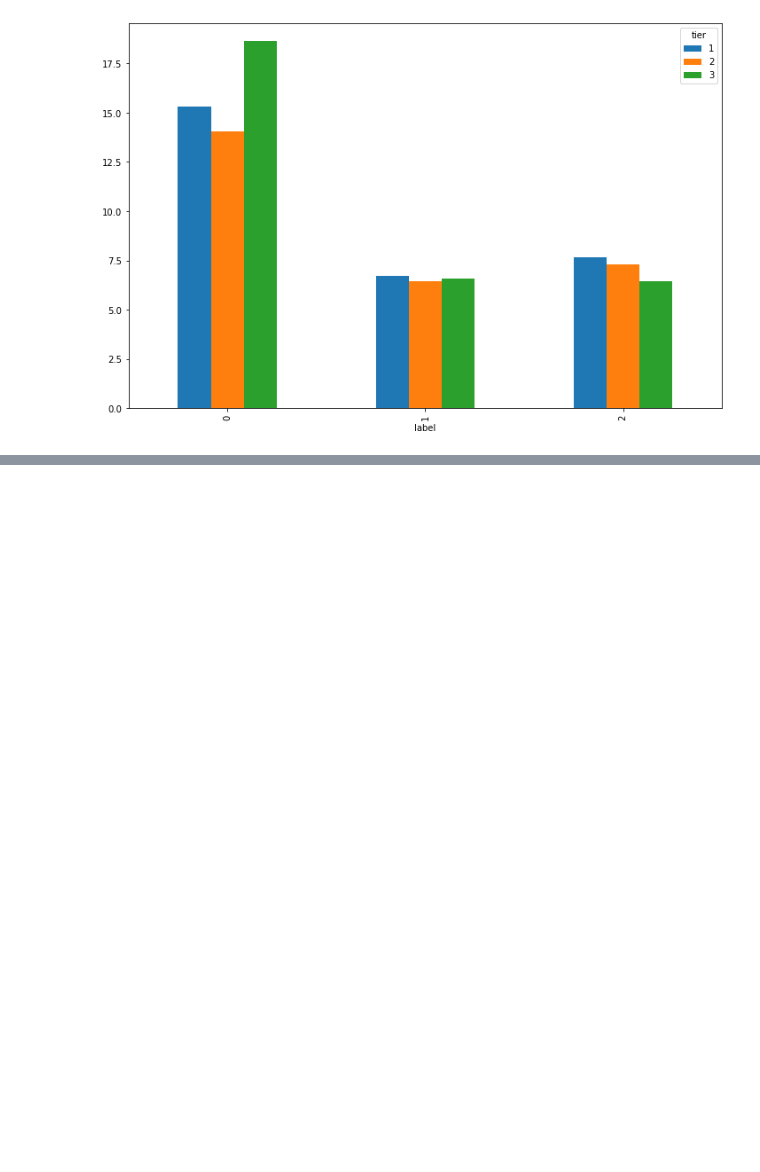
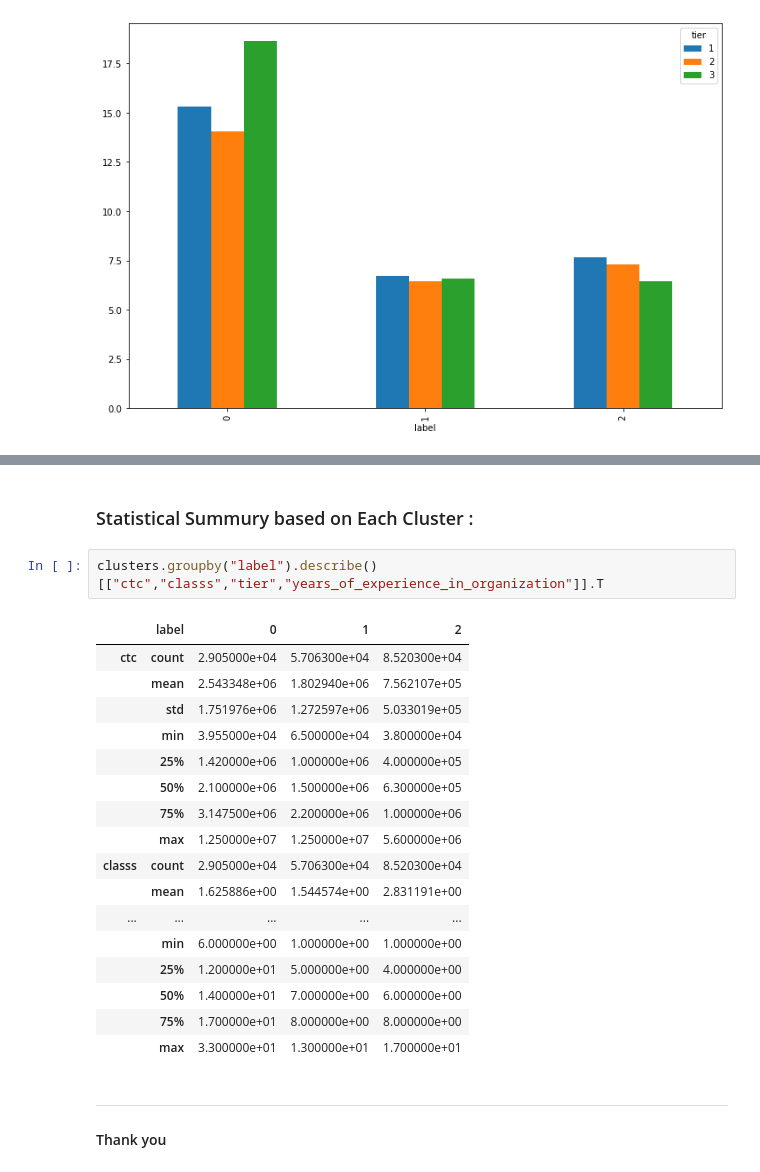
Before and after one commit to 28101991SUNNY/BusinessCase_Data_Exploration-, a Jupyter notebook: scaler_clustering/scaler_clustering_final.ipynb, the cells around one changed output, grey strips where cells are left out. Drawn from its saved outputs; the diff is of its cells as text; blank space fills up the shorter version.

```diff
--- a/scaler_clustering/scaler_clustering_final.ipynb
+++ b/scaler_clustering/scaler_clustering_final.ipynb
@@ -1041,0 +1087,25 @@ pd.crosstab(index = clusters["label"],
+# %% [markdown]
+### Statistical Summury based on Each Cluster :
+# %%
+clusters.groupby("label").describe()[["ctc","classs","tier","years_of_experience_in_organization"]].T
+# %% [output]
+|  | label | 0 | 1 | 2 |
+| ctc | count | 2.905000e+04 | 5.706300e+04 | 8.520300e+04 |
+|  | mean | 2.543348e+06 | 1.802940e+06 | 7.562107e+05 |
+|  | std | 1.751976e+06 | 1.272597e+06 | 5.033019e+05 |
+|  | min | 3.955000e+04 | 6.500000e+04 | 3.800000e+04 |
+|  | 25% | 1.420000e+06 | 1.000000e+06 | 4.000000e+05 |
+|  | 50% | 2.100000e+06 | 1.500000e+06 | 6.300000e+05 |
+|  | 75% | 3.147500e+06 | 2.200000e+06 | 1.000000e+06 |
+|  | max | 1.250000e+07 | 1.250000e+07 | 5.600000e+06 |
+| classs | count | 2.905000e+04 | 5.706300e+04 | 8.520300e+04 |
+|  | mean | 1.625886e+00 | 1.544574e+00 | 2.831191e+00 |
+| ... | ... | ... | ... | ... |
+|  | min | 6.000000e+00 | 1.000000e+00 | 1.000000e+00 |
+|  | 25% | 1.200000e+01 | 5.000000e+00 | 4.000000e+00 |
+|  | 50% | 1.400000e+01 | 7.000000e+00 | 6.000000e+00 |
+|  | 75% | 1.700000e+01 | 8.000000e+00 | 8.000000e+00 |
+|  | max | 3.300000e+01 | 1.300000e+01 | 1.700000e+01 |
+# %% [markdown]
+---
+#### Thank you
```
Also changed, not shown: parts of 40 cells of this notebook.
